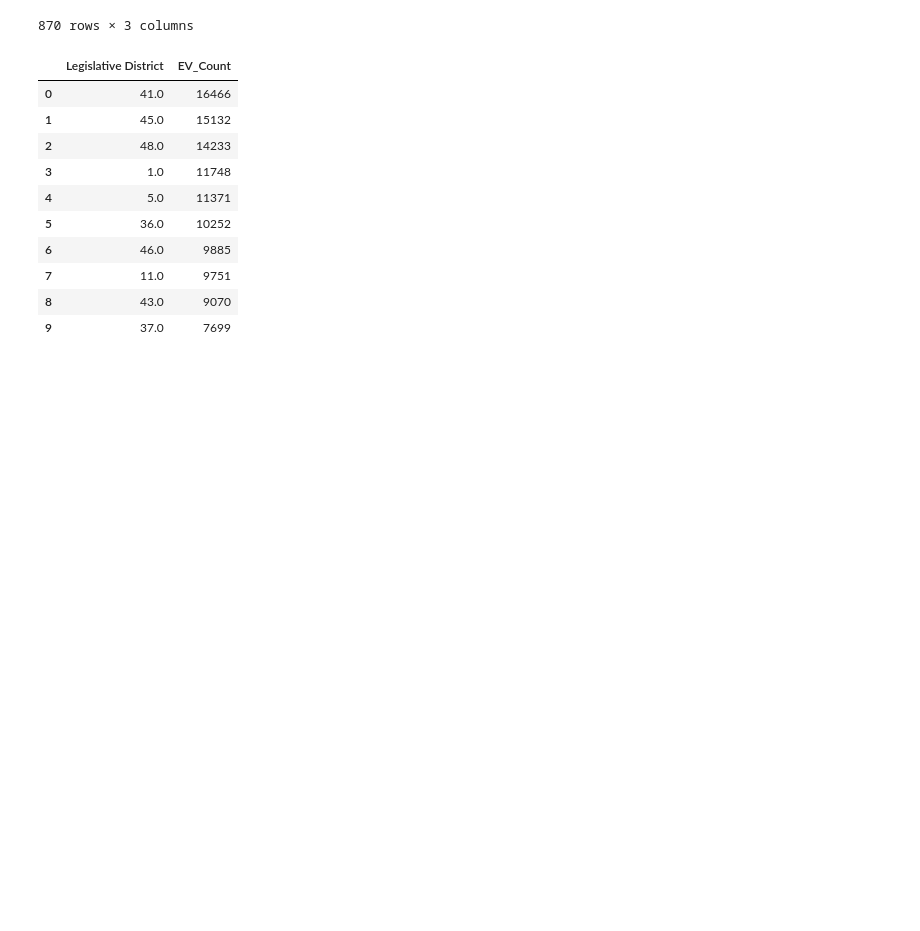
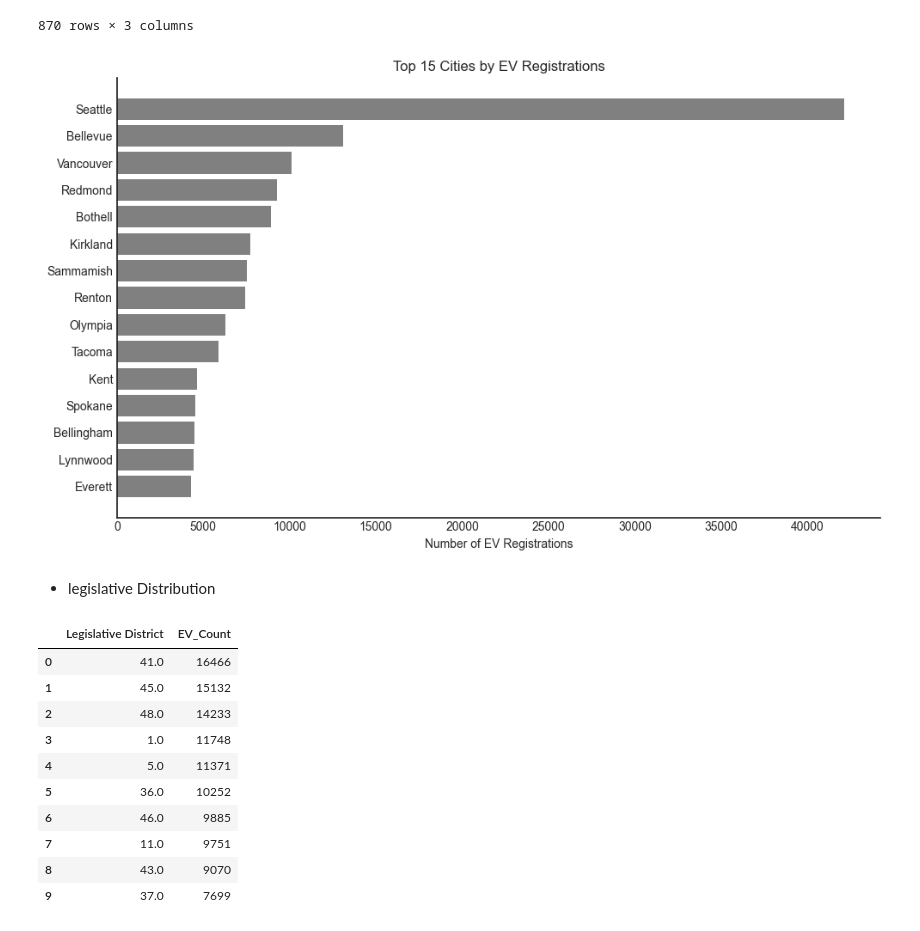
Before and after one commit to nawarfathi/electric-vehicle-analysis1, a Jupyter notebook: EV.ipynb, the cells around one changed output. Cells and saved outputs as stored; diff of their text form; code cells hidden in the pictures; blank space fills up the shorter version.

```diff
--- a/EV.ipynb
+++ b/EV.ipynb
@@ -304,6 +369,43 @@ City_summary.round(2)
 | 868 | Atlanta | 1 | 0.00 |
 | 869 | Newtown | 1 | 0.00 |
 870 rows × 3 columns
+# %%
+
+
+# Calculate city market share
+city_summary = df['City'].value_counts().reset_index()
+city_summary.columns = ['City', 'Count']
+city_summary['Share (%)'] = (city_summary['Count'] / len(df)) * 100
+
+# Group cities with less than 0.5% share
+threshold = 0.5
+city_summary['City_Grouped'] = city_summary.apply(
+    lambda x: x['City'] if x['Share (%)'] >= threshold else 'Other Cities',
+    axis=1
+)
+
+city_grouped = city_summary.groupby('City_Grouped')['Count'].sum().reset_index()
+city_grouped = city_grouped.sort_values(by='Count')
+
+# Get top 15 cities
+top_n = 15
+top_cities = df['City'].value_counts().head(top_n).reset_index()
+top_cities.columns = ['City', 'Count']
+
+plt.figure(figsize=(10,6))
+plt.barh(top_cities.sort_values(by='Count')['City'],
+         top_cities.sort_values(by='Count')['Count'],color='gray')
+ax=plt.gca()
+ax.spines['top'].set_visible(False)
+ax.spines['right'].set_visible(False)
+plt.xlabel("Number of EV Registrations")
+plt.title(f"Top {top_n} Cities by EV Registrations")
+plt.tight_layout()
+plt.show()
+# %% [output]
+[figure, added]
+# %% [markdown]
+- legislative Distribution
 # %%
 district_counts = df['Legislative District'].value_counts().reset_index()
 district_counts.columns = ['Legislative District', 'EV_Count']
```
Also changed, not shown: parts of 16 cells of this notebook.
